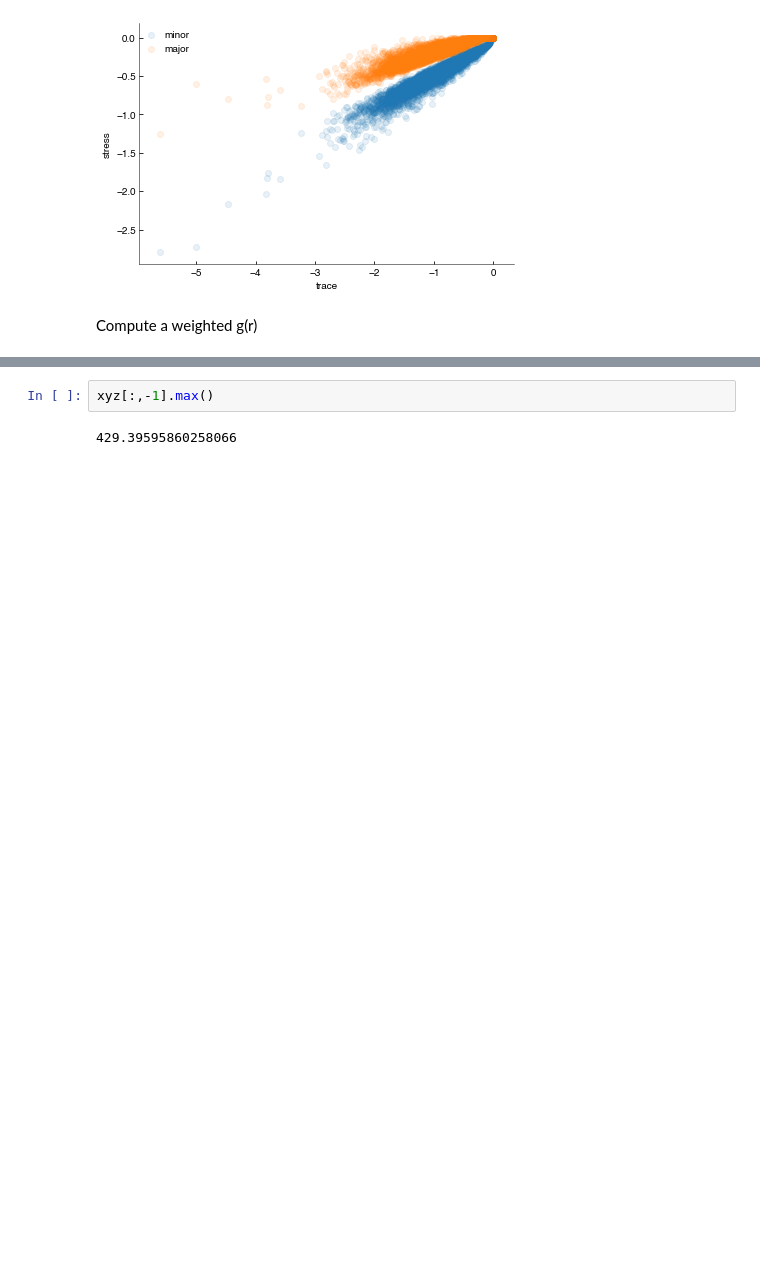
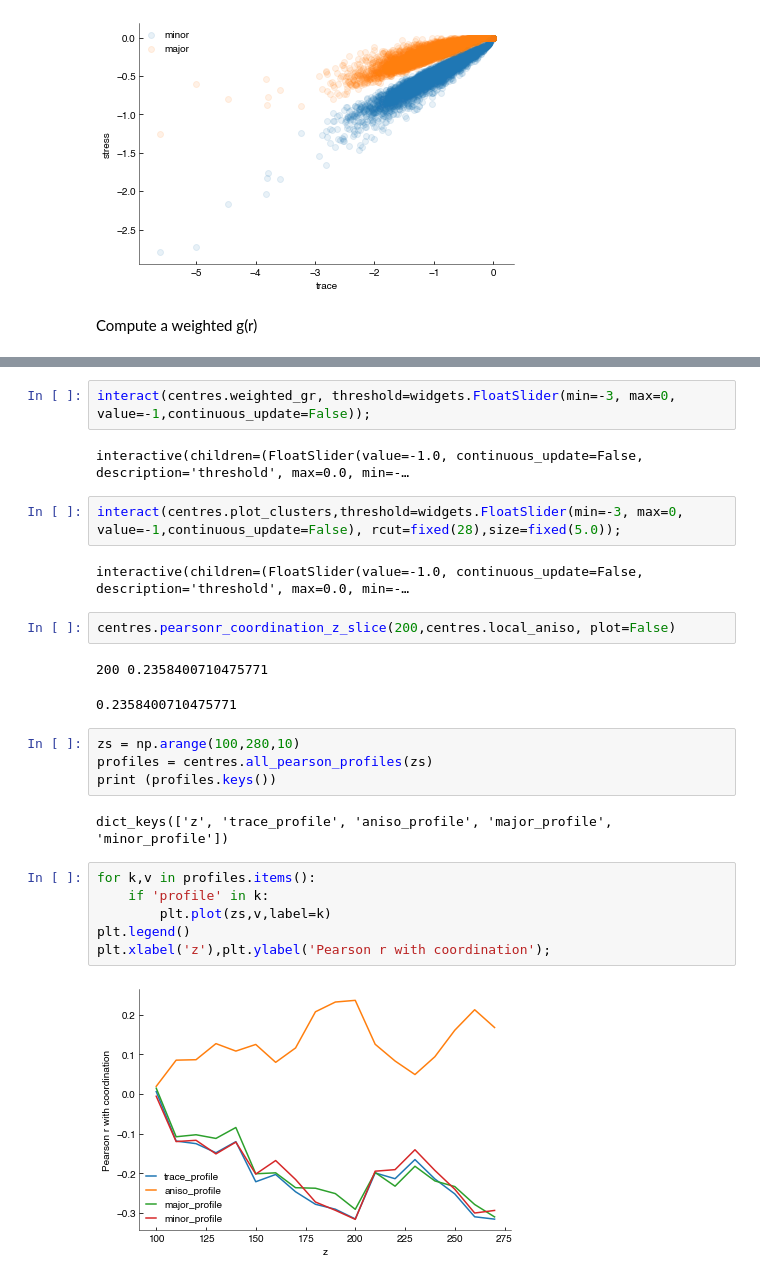
Before and after one commit to FTurci/canard-enchaine, a Jupyter notebook: Analysis.ipynb, the cells around one changed output, grey strips where cells are left out. Cells and saved outputs as stored; diff of their text form; blank space fills up the shorter version.

```diff
--- a/Analysis.ipynb
+++ b/Analysis.ipynb
@@ -424,4 +237,27 @@ scipy.stats.pearsonr(trace[mid],c[mid])
-# %%
-xyz[:,-1].max()
-# %% [output]
-429.39595860258066
+# %%
+interact(centres.weighted_gr, threshold=widgets.FloatSlider(min=-3, max=0, value=-1,continuous_update=False));
+# %% [output]
+interactive(children=(FloatSlider(value=-1.0, continuous_update=False, description='threshold', max=0.0, min=-…
+# %%
+interact(centres.plot_clusters,threshold=widgets.FloatSlider(min=-3, max=0, value=-1,continuous_update=False), rcut=fixed(28),size=fixed(5.0));
+# %% [output]
+interactive(children=(FloatSlider(value=-1.0, continuous_update=False, description='threshold', max=0.0, min=-…
+# %%
+centres.pearsonr_coordination_z_slice(200,centres.local_aniso, plot=False)
+# %% [output]
+200 0.2358400710475771
+0.2358400710475771
+# %%
+zs = np.arange(100,280,10)
+profiles = centres.all_pearson_profiles(zs)
+print (profiles.keys())
+# %% [output]
+dict_keys(['z', 'trace_profile', 'aniso_profile', 'major_profile', 'minor_profile'])
+# %%
+for k,v in profiles.items():
+    if 'profile' in k:
+        plt.plot(zs,v,label=k)
+plt.legend()
+plt.xlabel('z'),plt.ylabel('Pearson r with coordination');
+# %% [output]
+[figure, added]
```
Also changed, not shown: parts of 24 cells of this notebook, 1 other file.
